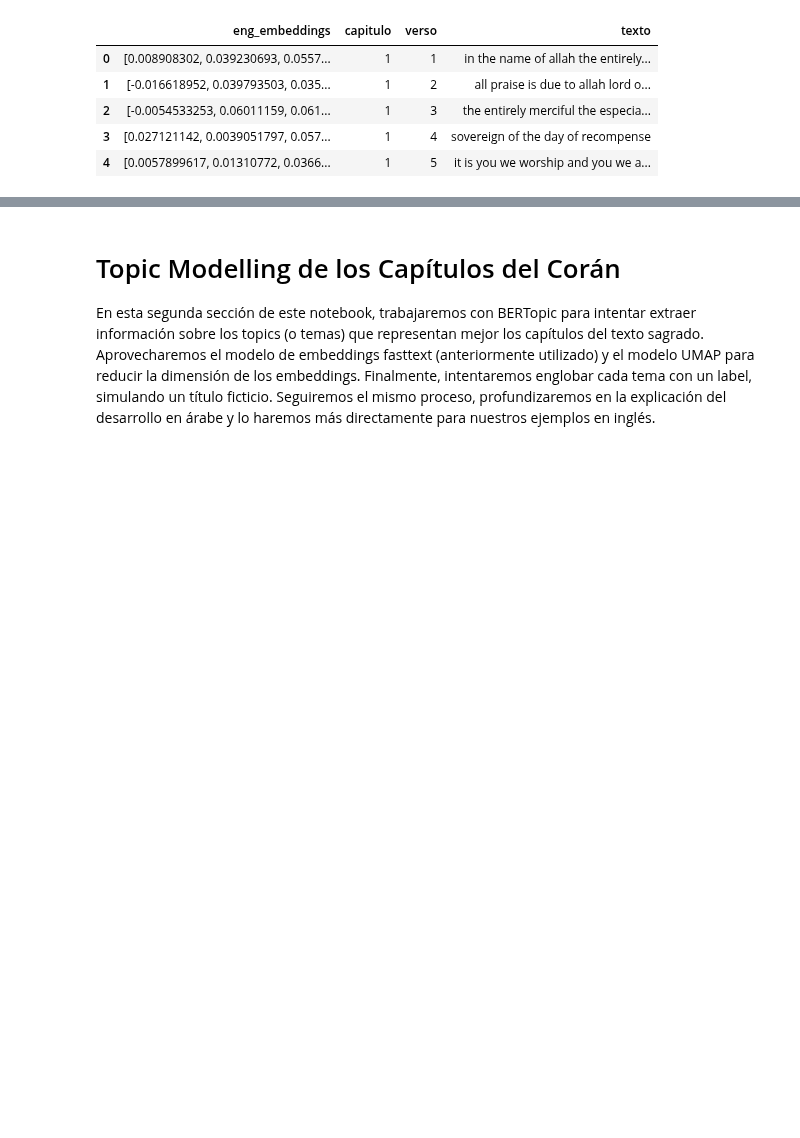
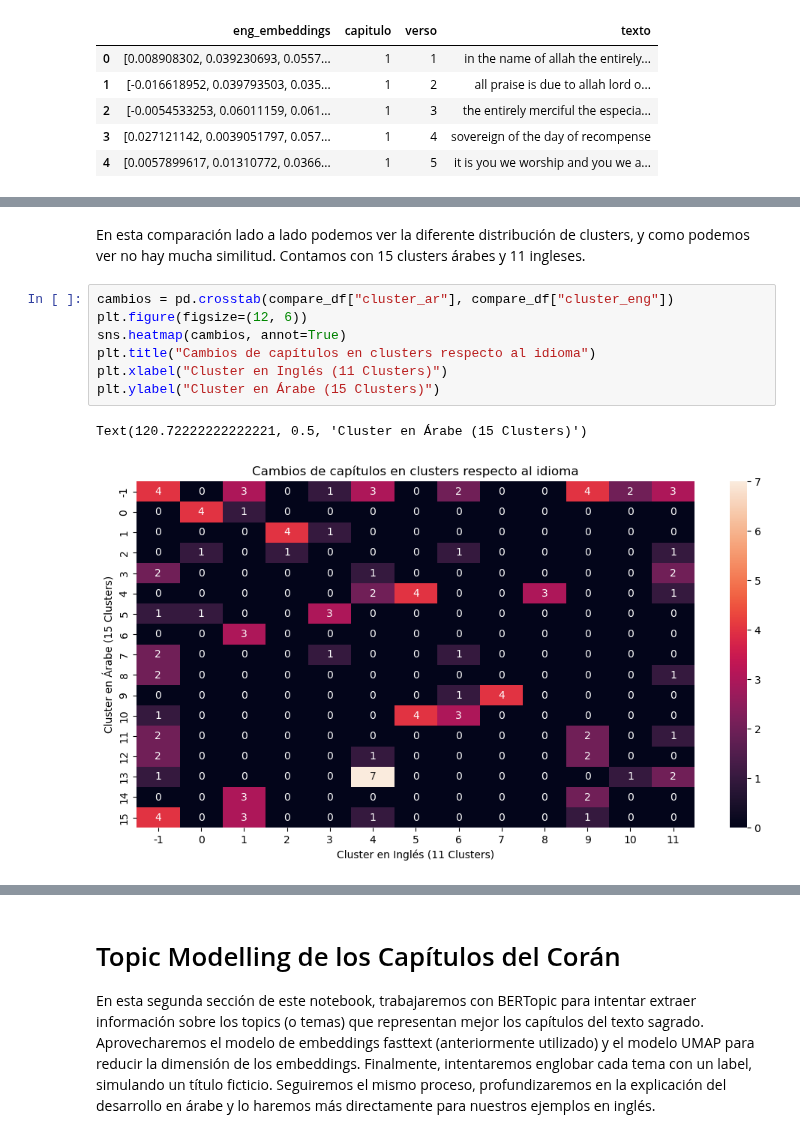
Before and after one commit to UnaiOlaiz/NLP-Group-Project, a Jupyter notebook: src/Generador de Topics + Clustering.ipynb, the cells around one changed output, grey strips where cells are left out. Cells and saved outputs as stored; diff of their text form; blank space fills up the shorter version.

```diff
--- a/src/Generador de Topics + Clustering.ipynb
+++ b/src/Generador de Topics + Clustering.ipynb
@@ -262,0 +289,12 @@ Cluster 10: [90, 104, 111]
+# %% [markdown]
+En esta comparación lado a lado podemos ver la diferente distribución de clusters, y como podemos ver no hay mucha similitud. Contamos con 15 clusters árabes y 11 ingleses.
+# %%
+cambios = pd.crosstab(compare_df["cluster_ar"], compare_df["cluster_eng"])
+plt.figure(figsize=(12, 6))
+sns.heatmap(cambios, annot=True)
+plt.title("Cambios de capítulos en clusters respecto al idioma")
+plt.xlabel("Cluster en Inglés (11 Clusters)")
+plt.ylabel("Cluster en Árabe (15 Clusters)")
+# %% [output]
+Text(120.72222222222221, 0.5, 'Cluster en Árabe (15 Clusters)')
+[figure, added]
```
Also changed, not shown: parts of 9 cells of this notebook.
